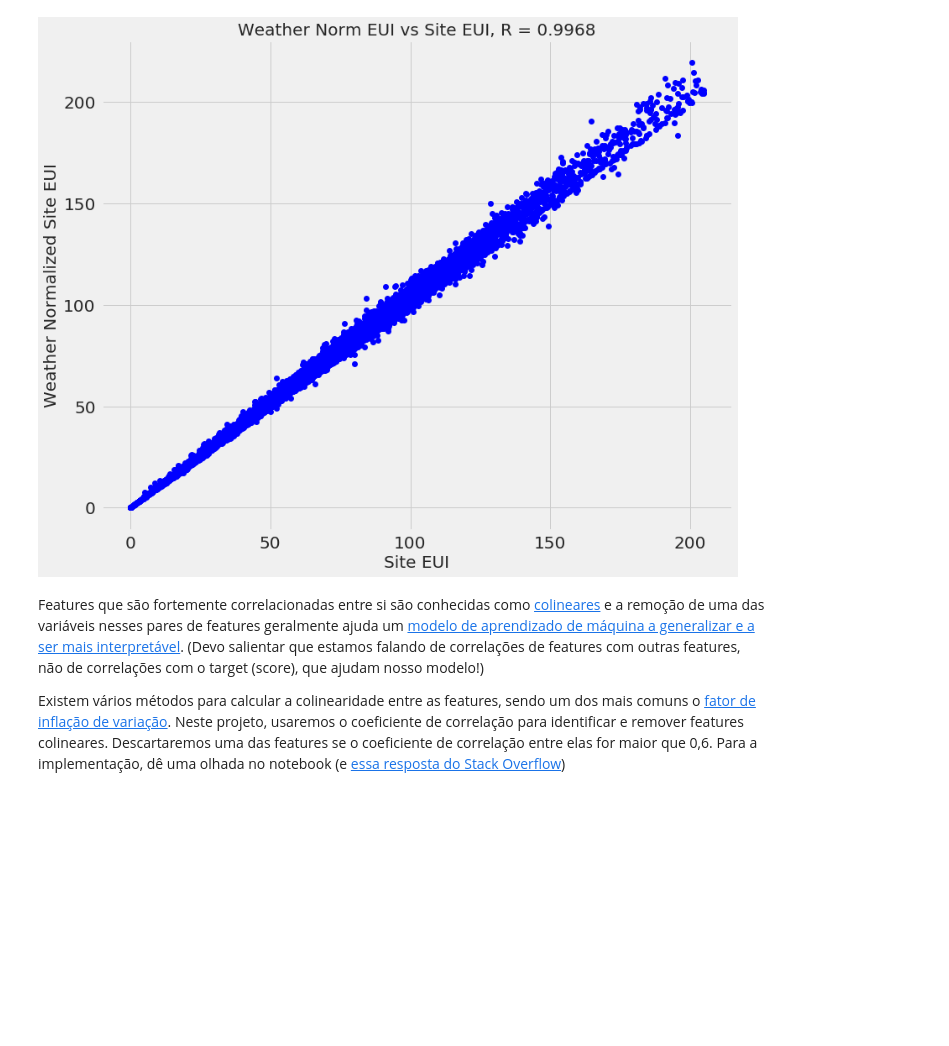
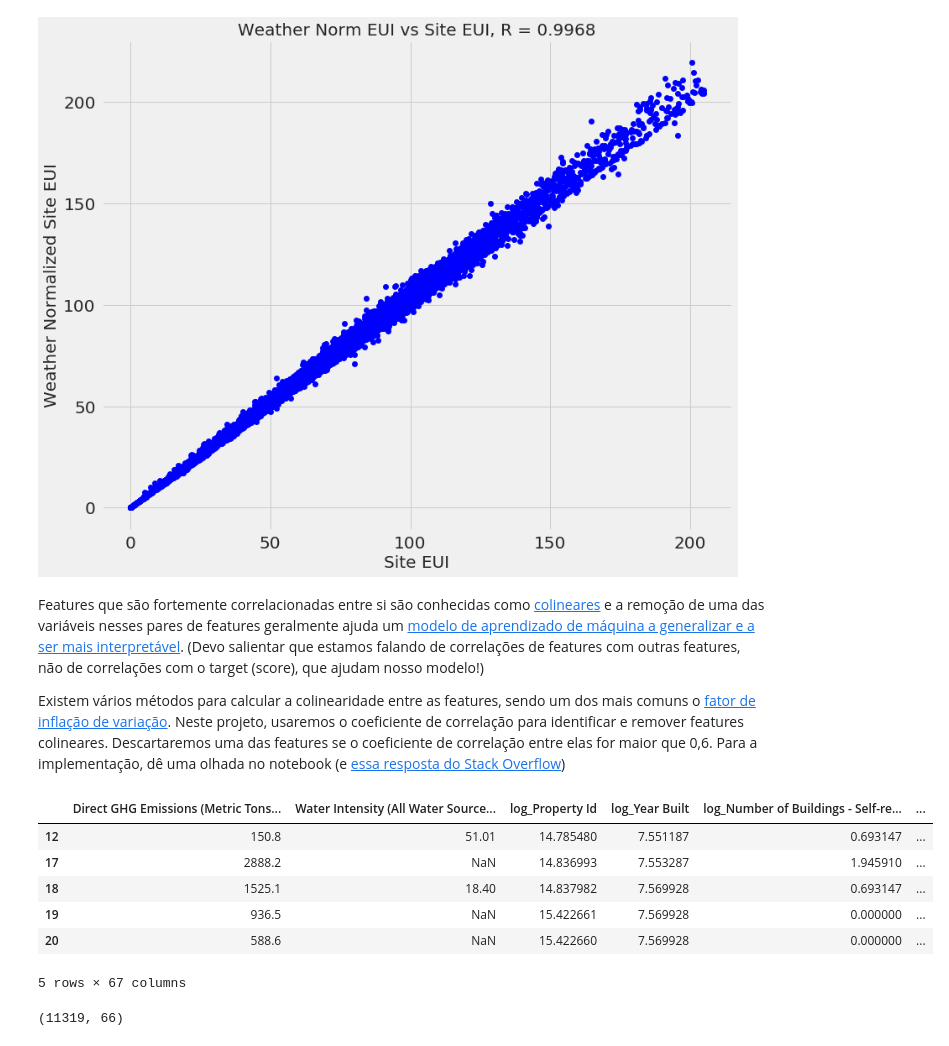
Before and after one commit to willsilvano/datascience, a Jupyter notebook: Towards DataScience/Energy New York - Part One.ipynb, the cells around one changed output. Cells and saved outputs as stored; diff of their text form; code cells hidden in the pictures; blank space fills up the shorter version.

```diff
--- a/Towards DataScience/Energy New York.ipynb
+++ b/Towards DataScience/Energy New York - Part One.ipynb
@@ -652,0 +697,18 @@ Existem vários métodos para calcular a colinearidade entre as features, sendo
+# %%
+# Remove as colunas altamente correlacionadas maiores que o limiar
+features = remove_collinear_features(features, 0.6)
+features.head()
+# %% [output]
+|  | Direct GHG Emissions (Metric Tons... | Water Intensity (All Water Source... | log_Property Id | log_Year Built | log_Number of Buildings - Self-re... | ... |
+| 12 | 150.8 | 51.01 | 14.785480 | 7.551187 | 0.693147 | ... |
+| 17 | 2888.2 | NaN | 14.836993 | 7.553287 | 1.945910 | ... |
+| 18 | 1525.1 | 18.40 | 14.837982 | 7.569928 | 0.693147 | ... |
+| 19 | 936.5 | NaN | 15.422661 | 7.569928 | 0.000000 | ... |
+| 20 | 588.6 | NaN | 15.422660 | 7.569928 | 0.000000 | ... |
+5 rows × 67 columns
+# %%
+# Remove as colunas com todos os valores vazios (NaN)
+features = features.dropna(axis = 1, how = 'all')
+features.shape
+# %% [output]
+(11319, 66)
```
Also changed, not shown: parts of 17 cells of this notebook, 2 other files.
